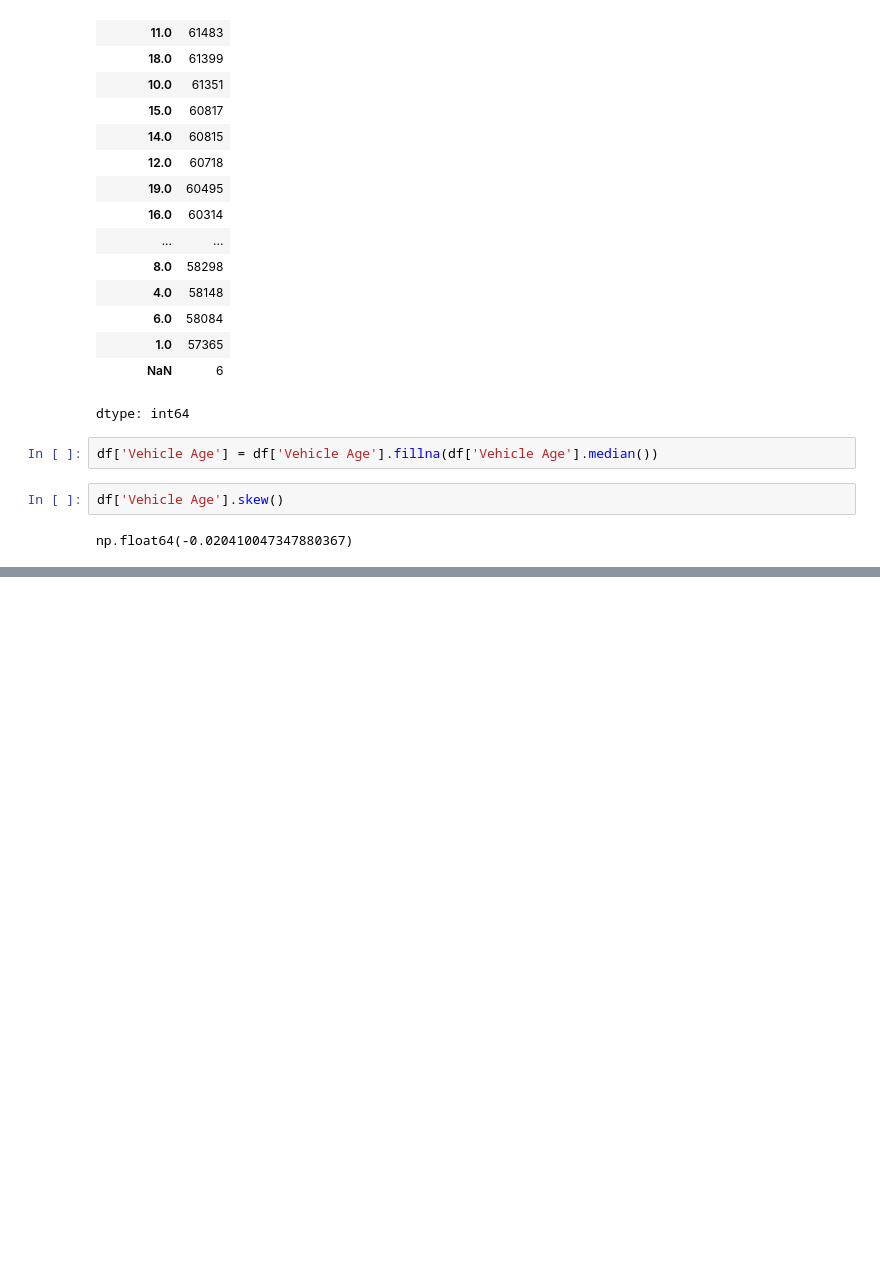
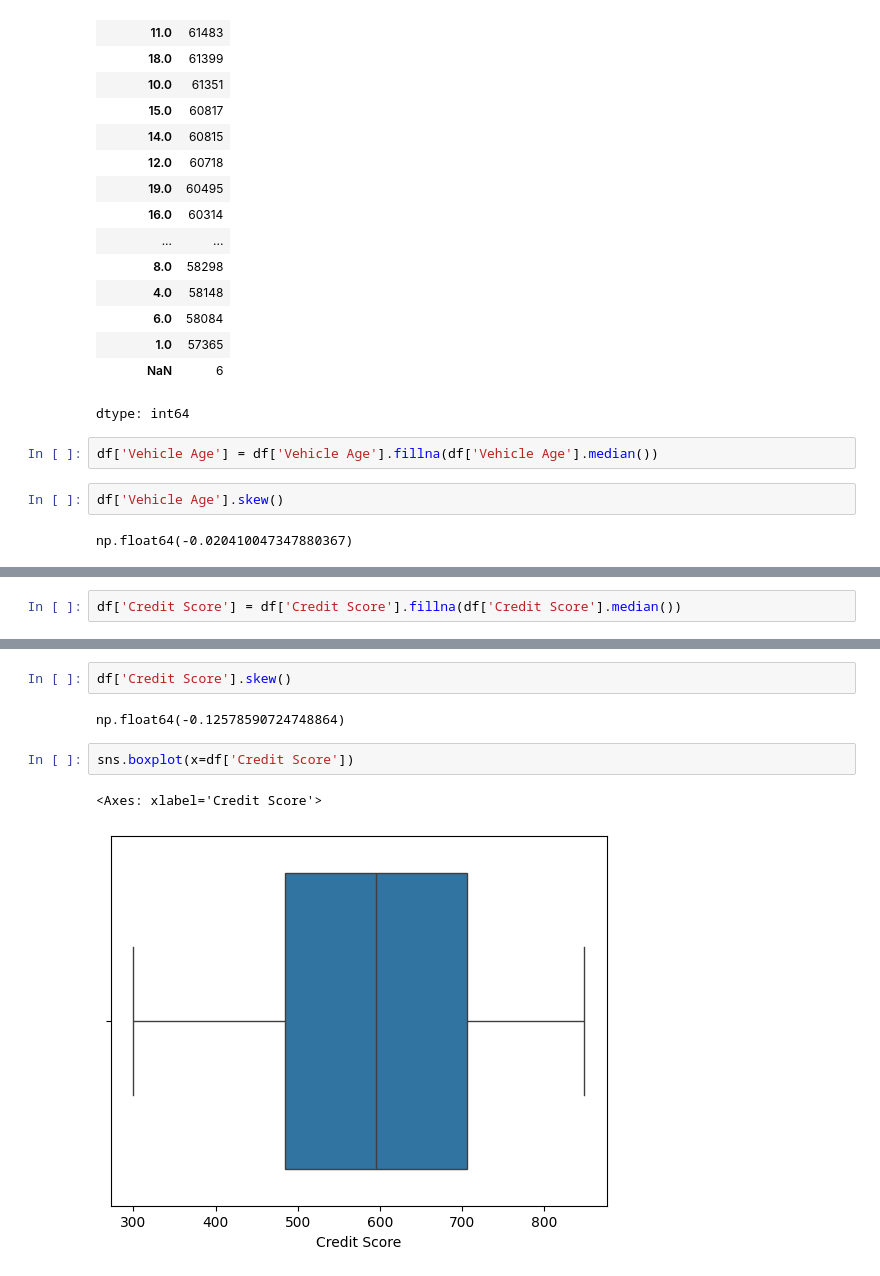
Before and after one commit to sushant758/ML-Exercises, a Jupyter notebook: Insurance.ipynb, the cells around one changed output, grey strips where cells are left out. Drawn from its saved outputs; the diff is of its cells as text; blank space fills up the shorter version.

```diff
--- a/Insurance.ipynb
+++ b/Insurance.ipynb
@@ -400,0 +420,2 @@ np.float64(-0.020410047347880367)
+# %%
+df['Credit Score'] = df['Credit Score'].fillna(df['Credit Score'].median())
@@ -400,0 +440,9 @@ np.float64(-0.020410047347880367)
+# %%
+df['Credit Score'].skew()
+# %% [output]
+np.float64(-0.12578590724748864)
+# %%
+sns.boxplot(x=df['Credit Score'])
+# %% [output]
+<Axes: xlabel='Credit Score'>
+[figure, added]
```
Also changed, not shown: parts of 30 cells of this notebook.
